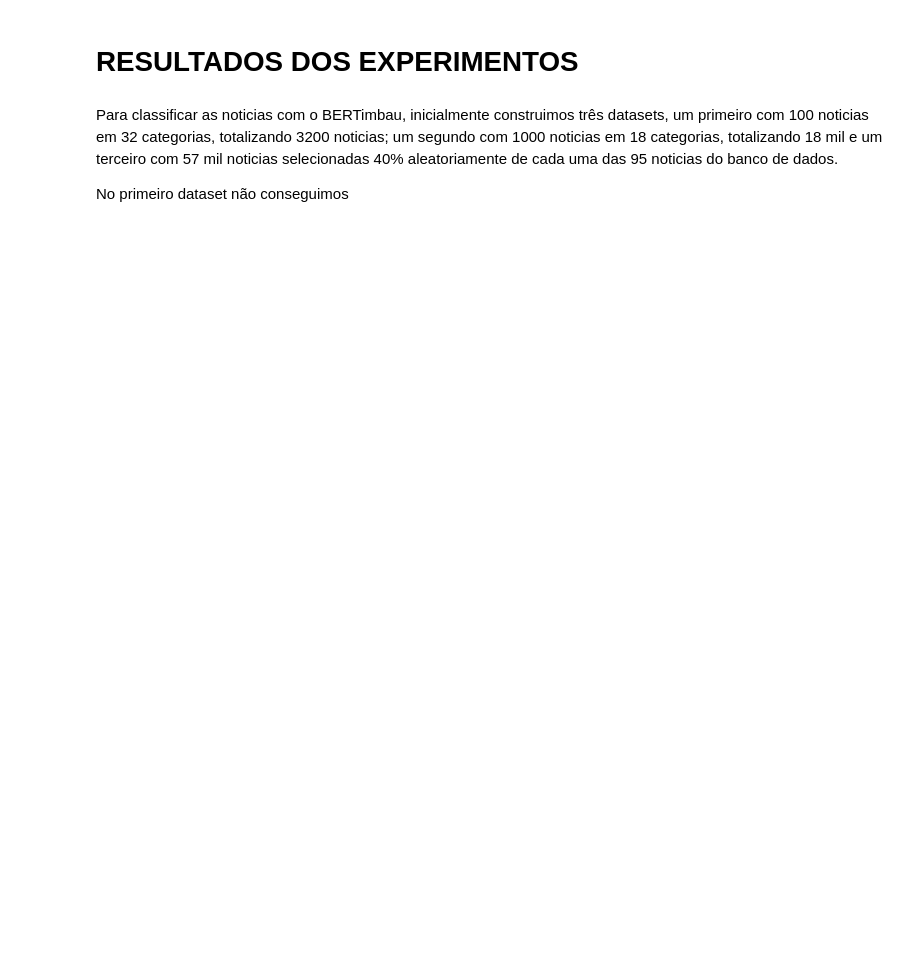
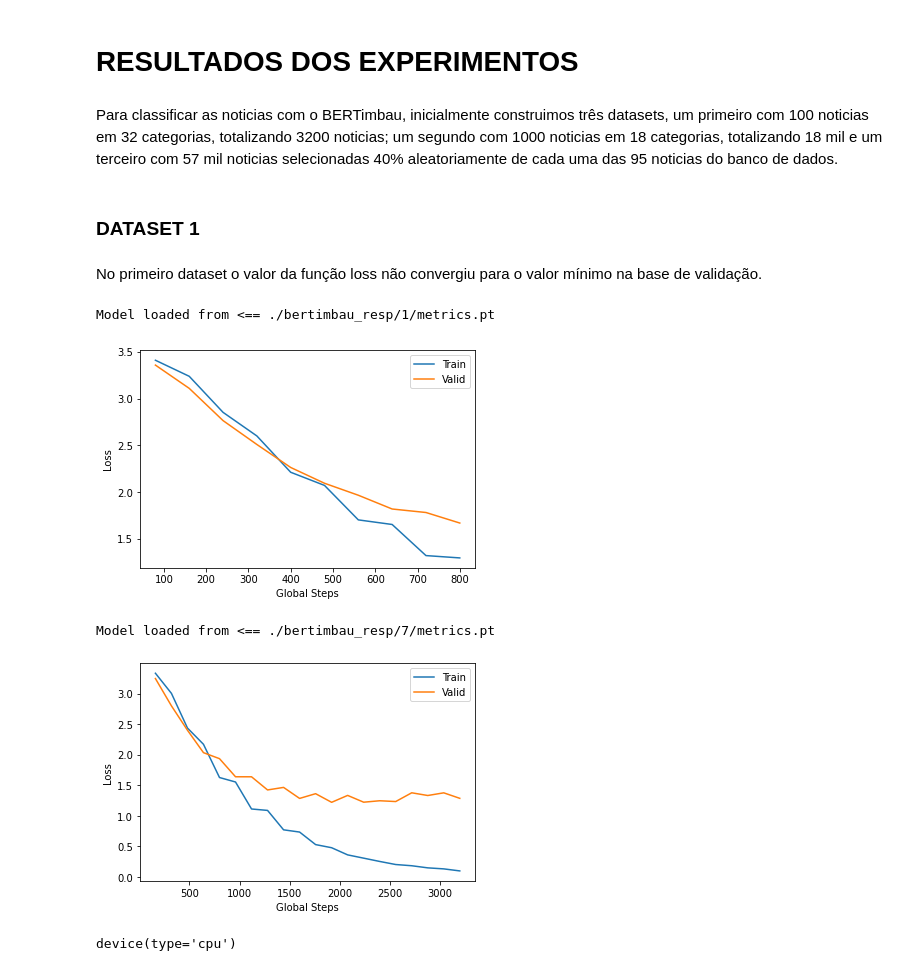
Before and after one commit to HedersonSantos/Noticias, a Jupyter notebook: BERT/resultados.ipynb, the cells around one changed output. Cells and saved outputs as stored; diff of their text form; code cells hidden in the pictures; blank space fills up the shorter version.

```diff
--- a/BERT/resultados.ipynb
+++ b/BERT/resultados.ipynb
@@ -3,19 +94,35 @@
 # %%
-def imprimeMetricas(id_planilha,destination_folder)
-#id_planilha = [1,7] #[9,9.1,9.2,9.3,9.4,9.5,9.6]
-for id_ in id_planilha:
-  file_path = destination_folder + "/"+str(id_)
-  train_loss_list, valid_loss_list, global_steps_list = load_metrics(file_path + '/metrics.pt')
-  plt.plot(global_steps_list, train_loss_list, label='Train')
-  plt.plot(global_steps_list, valid_loss_list, label='Valid')
-  plt.xlabel('Global Steps')
-  plt.ylabel('Loss')
-  plt.title = 'Resultado do Treino id ' + str(id_)
-  plt.legend()
-  plt.show()
+def tokenizaAmostra(source_folder, fields):
+  # TabularDataset
+  test = TabularDataset.splits(path=source_folder, test='test.csv', format='CSV', fields=fields, skip_header=True)
+  # Iterators
+  test_iter = Iterator(test, batch_size=bs, device=device, train=False, shuffle=False, sort=False)
+  return test_iter
+
+def load_metrics(load_path):
+
+    if load_path==None:
+        return
+
+    state_dict = torch.load(load_path, map_location=device)
+    print(f'Model loaded from <== {load_path}')
+
+    return state_dict['train_loss_list'], state_dict['valid_loss_list'], state_dict['global_steps_list']
+
+
+def imprimeResultadoTreino(id_planilha,destination_folder=destination_folder):
+  #id_planilha = [1,7] #[9,9.1,9.2,9.3,9.4,9.5,9.6]
+  for id_ in id_planilha:
+    file_path = destination_folder + "/"+str(id_)
+    train_loss_list, valid_loss_list, global_steps_list = load_metrics(file_path + '/metrics.pt')
+    plt.plot(global_steps_list, train_loss_list, label='Train')
+    plt.plot(global_steps_list, valid_loss_list, label='Valid')
+    plt.xlabel('Global Steps')
+    plt.ylabel('Loss')
+    plt.title = 'Resultado do Treino id ' + str(id_)
+    plt.legend()
+    plt.show()
 # %% [markdown]
 # RESULTADOS DOS EXPERIMENTOS
 # %% [markdown]
 Para classificar as noticias com o BERTimbau, inicialmente construimos três datasets, um primeiro com 100 noticias em 32 categorias, totalizando 3200 noticias; um segundo com 1000 noticias em 18 categorias, totalizando 18 mil e um terceiro com 57 mil noticias selecionadas 40% aleatoriamente de cada uma das 95 noticias do banco de dados.<br>
-
-No primeiro dataset não conseguimos
@@ -33,0 +129,16 @@ for id_ in id_planilha:
+# %% [markdown]
+### DATASET 1
+# %% [markdown]
+No primeiro dataset o valor da função loss não convergiu para o valor mínimo na base de validação.
+# %%
+imprimeResultadoTreino(id_planilha = [1,7])
+# %% [output]
+Model loaded from <== ./bertimbau_resp/1/metrics.pt
+[figure, added]
+Model loaded from <== ./bertimbau_resp/7/metrics.pt
+[figure, added]
+# %%
+device = torch.device('cuda:0' if torch.cuda.is_available() else 'cpu')
+device
+# %% [output]
+device(type='cpu')
```
Also changed, not shown: parts of 6 cells of this notebook.
